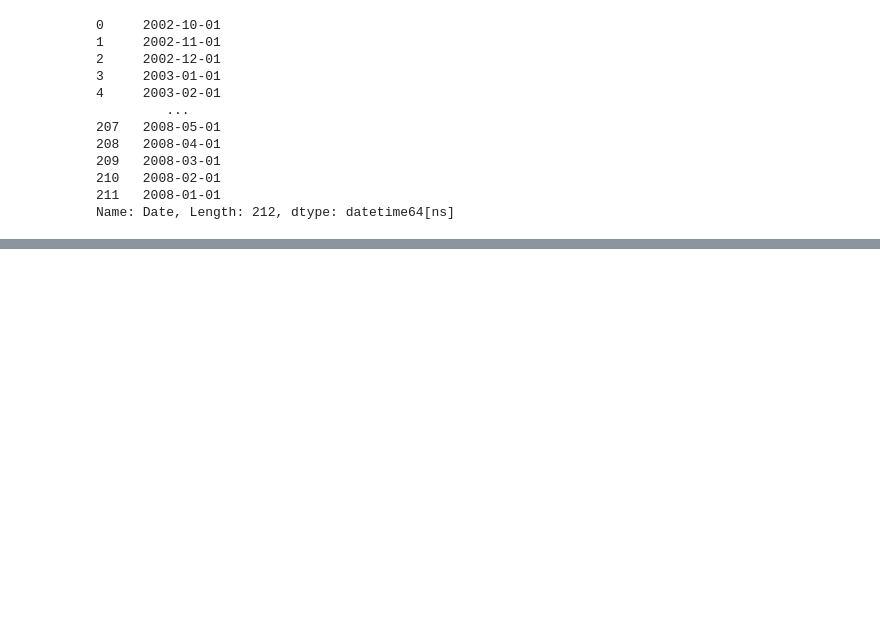
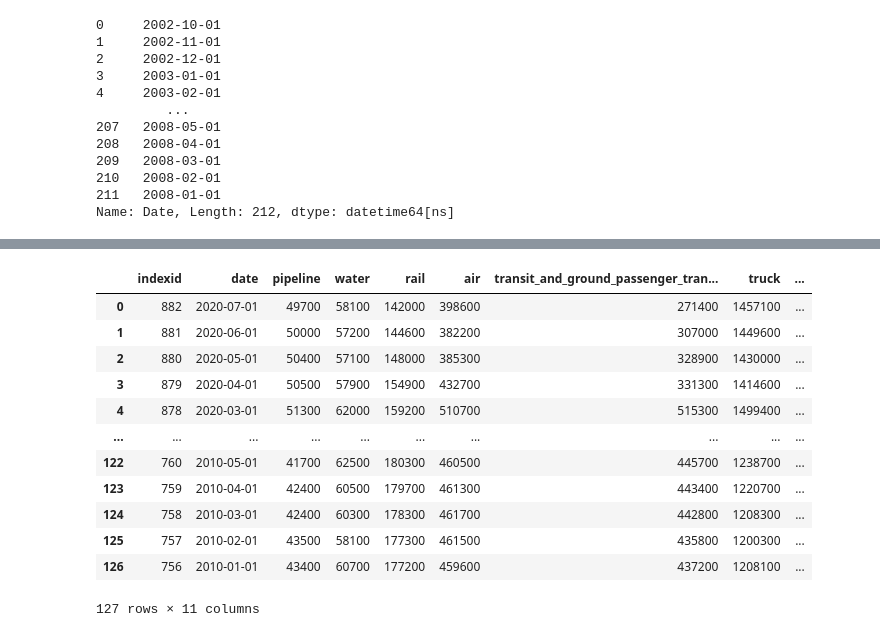
Before and after one commit to RBLevine/ETL-Project, a Jupyter notebook: Transportation.ipynb, the cells around one changed output, grey strips where cells are left out. Saved outputs shown, nothing was run; the diff lists cells and outputs as text; code cells hidden in the pictures; blank space fills up the shorter version.

```diff
--- a/Transportation.ipynb
+++ b/Transportation.ipynb
@@ -489,0 +511,4 @@ carrier_df
+# %%
+#Create Engine and connection to Database
+engine = create_engine(f'postgres://postgres:{pw}@localhost:5432/Transportationdb')
+connection = engine.connect()
@@ -489,0 +556,17 @@ carrier_df
+# %%
+# Sample Query to confirm that data has been loaded
+pd.read_sql_query('select * from transportation_employment', con=engine)
+# %% [output]
+|  | indexid | date | pipeline | water | rail | air | transit_and_ground_passenger_tran... | truck | ... |
+| 0 | 882 | 2020-07-01 | 49700 | 58100 | 142000 | 398600 | 271400 | 1457100 | ... |
+| 1 | 881 | 2020-06-01 | 50000 | 57200 | 144600 | 382200 | 307000 | 1449600 | ... |
+| 2 | 880 | 2020-05-01 | 50400 | 57100 | 148000 | 385300 | 328900 | 1430000 | ... |
+| 3 | 879 | 2020-04-01 | 50500 | 57900 | 154900 | 432700 | 331300 | 1414600 | ... |
+| 4 | 878 | 2020-03-01 | 51300 | 62000 | 159200 | 510700 | 515300 | 1499400 | ... |
+| ... | ... | ... | ... | ... | ... | ... | ... | ... | ... |
+| 122 | 760 | 2010-05-01 | 41700 | 62500 | 180300 | 460500 | 445700 | 1238700 | ... |
+| 123 | 759 | 2010-04-01 | 42400 | 60500 | 179700 | 461300 | 443400 | 1220700 | ... |
+| 124 | 758 | 2010-03-01 | 42400 | 60300 | 178300 | 461700 | 442800 | 1208300 | ... |
+| 125 | 757 | 2010-02-01 | 43500 | 58100 | 177300 | 461500 | 435800 | 1200300 | ... |
+| 126 | 756 | 2010-01-01 | 43400 | 60700 | 177200 | 459600 | 437200 | 1208100 | ... |
+127 rows × 11 columns
```
Also changed, not shown: parts of 46 cells of this notebook, 1 other file.
